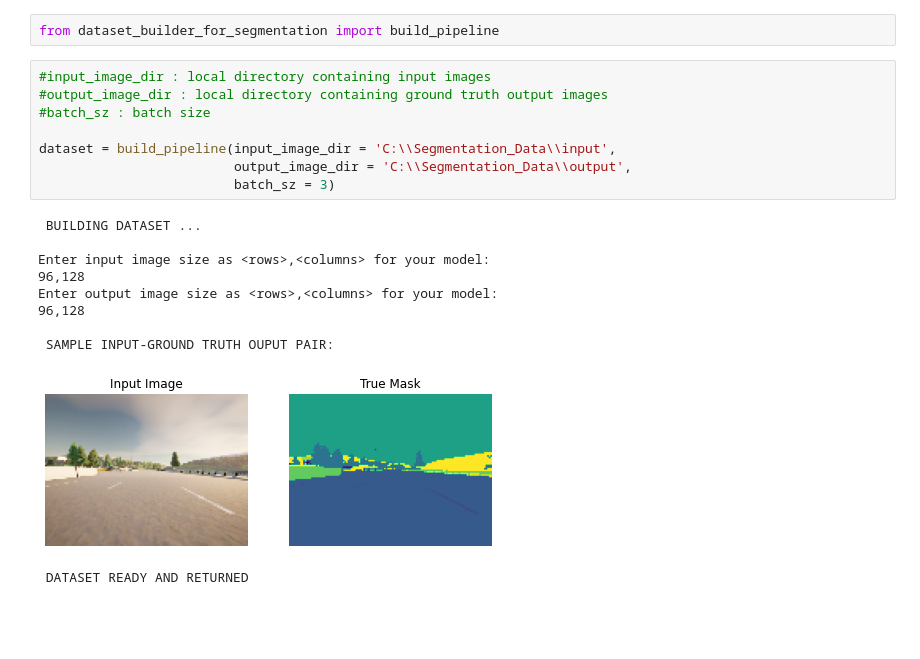
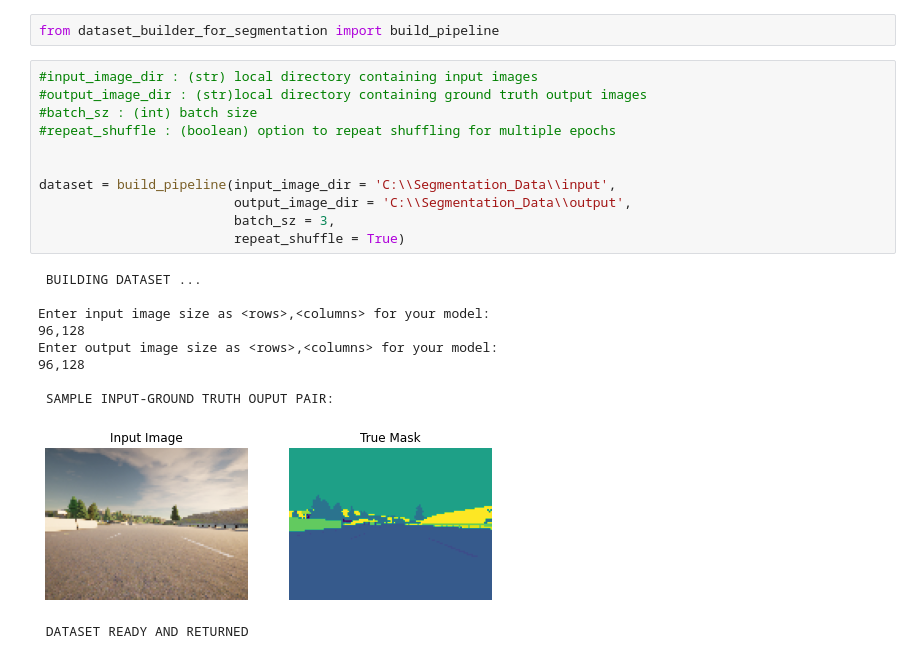
Before and after one commit to abhimanyu911/segmentation_pipeline_builder, a Jupyter notebook: demo.ipynb, the cells around one changed output. Saved outputs shown, nothing was run; the diff lists cells and outputs as text; blank space fills up the shorter version.

```diff
--- a/demo.ipynb
+++ b/demo.ipynb
@@ -1,21 +1,24 @@
 # %%
 from dataset_builder_for_segmentation import build_pipeline
 # %%
-#input_image_dir : local directory containing input images
-#output_image_dir : local directory containing ground truth output images
-#batch_sz : batch size
+#input_image_dir : (str) local directory containing input images
+#output_image_dir : (str)local directory containing ground truth output images
+#batch_sz : (int) batch size
+#repeat_shuffle : (boolean) option to repeat shuffling for multiple epochs
+
 
 dataset = build_pipeline(input_image_dir = 'C:\\Segmentation_Data\\input',
                          output_image_dir = 'C:\\Segmentation_Data\\output',
-                         batch_sz = 3)
+                         batch_sz = 3,
+                         repeat_shuffle = True)
 # %% [output]
  BUILDING DATASET ...
 
 Enter input image size as <rows>,<columns> for your model:
 96,128
 Enter output image size as <rows>,<columns> for your model:
 96,128
 
  SAMPLE INPUT-GROUND TRUTH OUPUT PAIR:
-[figure, old version]
+[figure, new version]
  DATASET READY AND RETURNED
```
